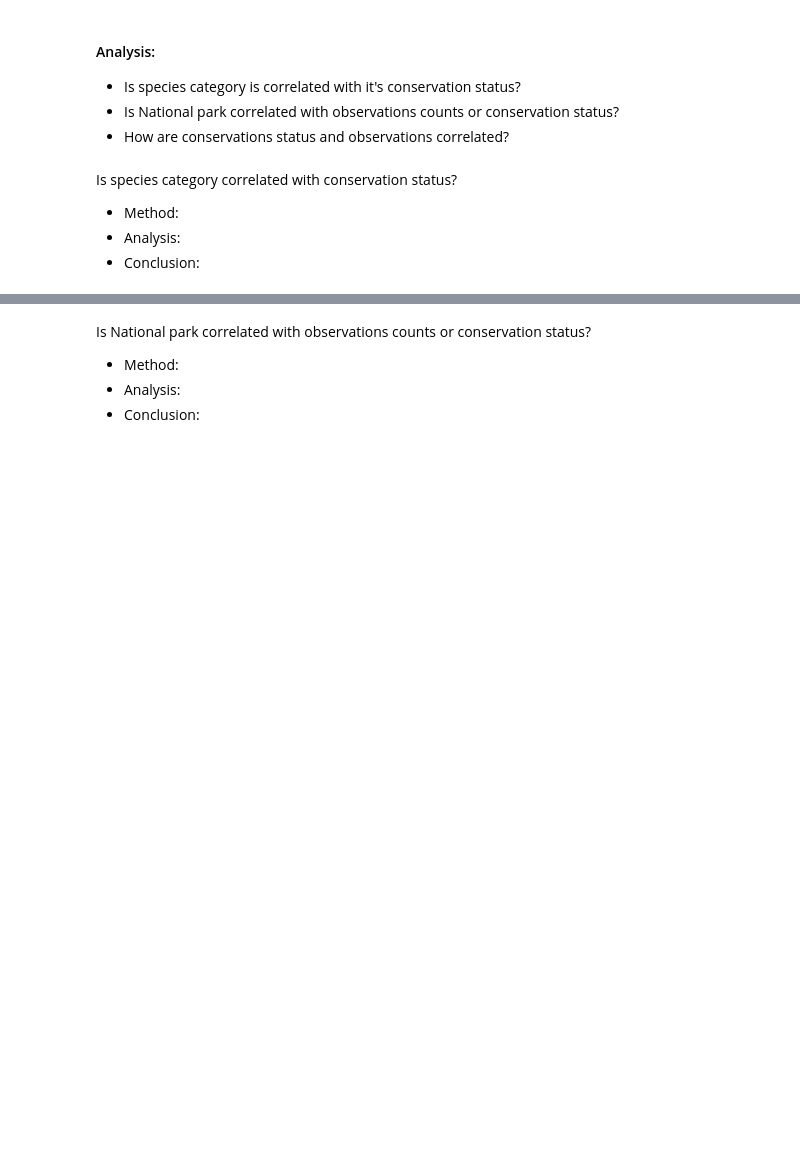
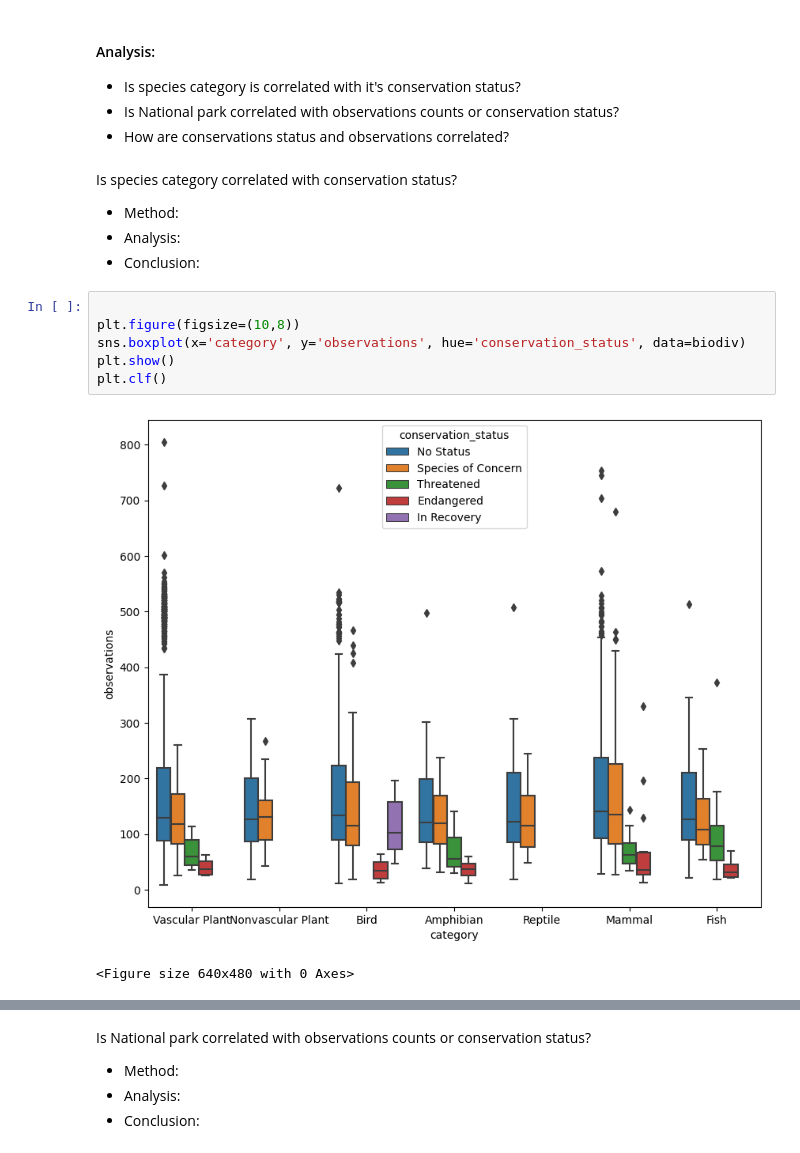
Before and after one commit to Matthewsabk/biodiversity, a Jupyter notebook: biodiversity.ipynb, the cells around one changed output, grey strips where cells are left out. Saved outputs shown, nothing was run; the diff lists cells and outputs as text; blank space fills up the shorter version.

```diff
--- a/biodiversity.ipynb
+++ b/biodiversity.ipynb
@@ -17,3 +66,12 @@ Is species category correlated with conservation status?
 - Method:
 - Analysis:
 - Conclusion:
+# %%
+
+plt.figure(figsize=(10,8))
+sns.boxplot(x='category', y='observations', hue='conservation_status', data=biodiv)
+plt.show()
+plt.clf()
+# %% [output]
+[figure, added]
+<Figure size 640x480 with 0 Axes>
```
Also changed, not shown: parts of 4 cells of this notebook, 1 other file.
